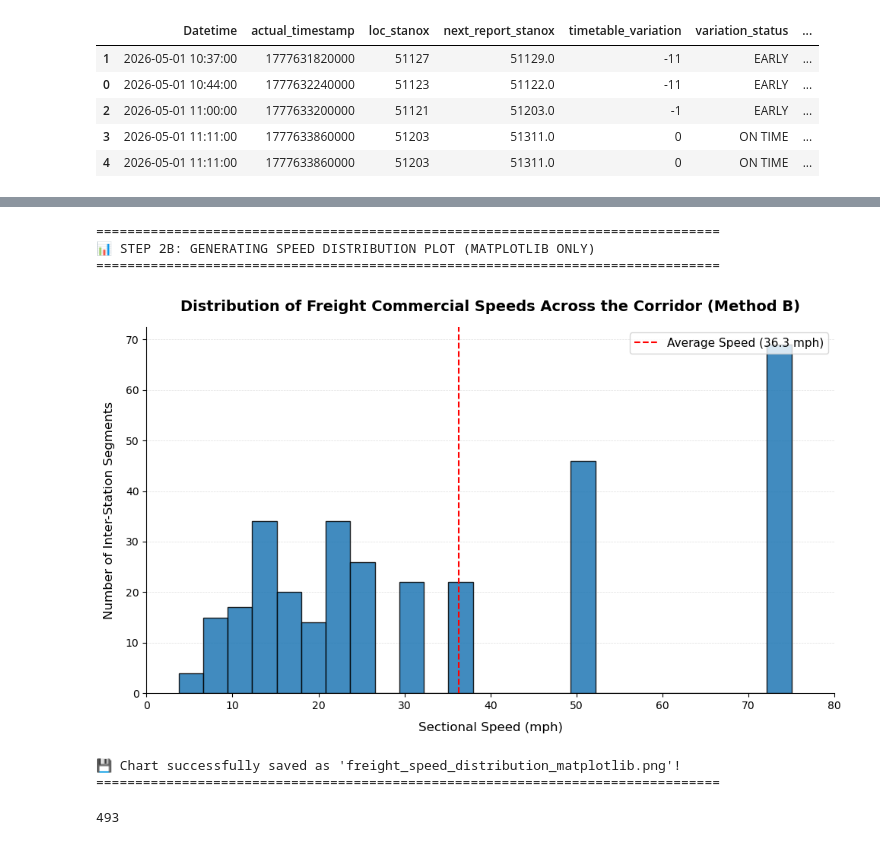
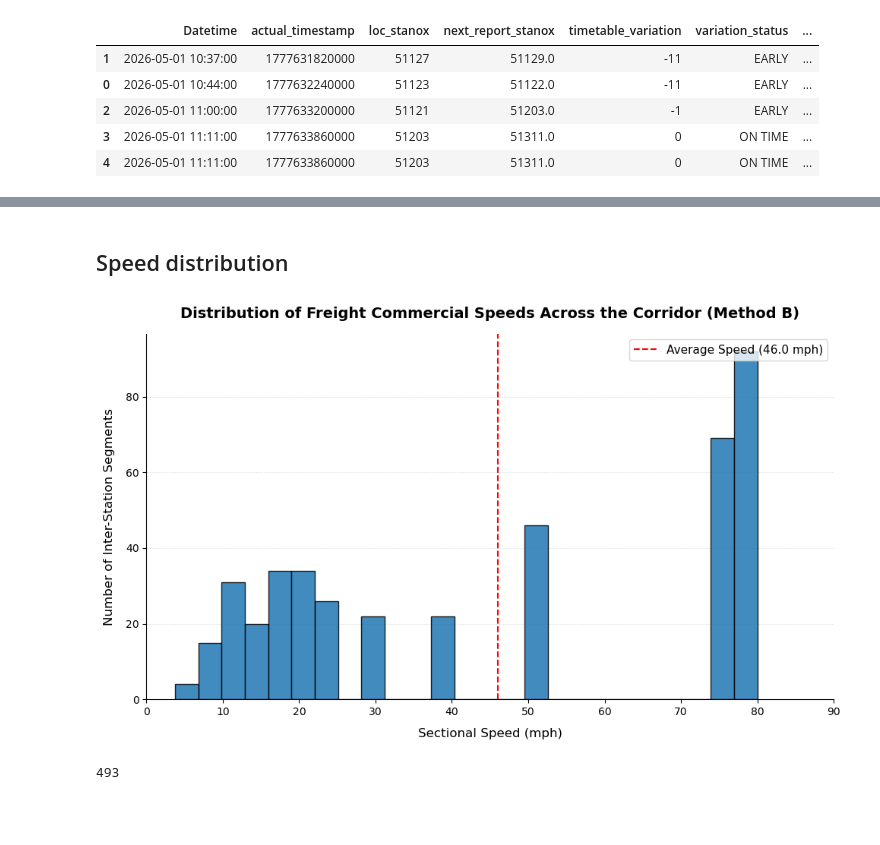
Before and after one commit to thibaultquentin66-lang/resilience_freight_train_UK, a Jupyter notebook: Final_Work.ipynb, the cells around one changed output, grey strips where cells are left out. Drawn from its saved outputs; the diff is of its cells as text; code cells hidden in the pictures; blank space fills up the shorter version.

Commit message:
cleaning and improve analysis

```diff
--- a/Final_Work.ipynb
+++ b/Final_Work.ipynb
@@ -1963,66 +1825,45 @@ print("=" * 80)
+# %% [markdown]
+## Speed distribution
 # %%
-import matplotlib.pyplot as plt
-
-print("=" * 80)
-print("📊 STEP 2B: GENERATING SPEED DISTRIBUTION PLOT (MATPLOTLIB ONLY)")
-print("=" * 80)
-
-# 1. Initialize the plot with a clean white background layout
 fig, ax = plt.subplots(figsize=(10, 6))
 
-# 2. Plot the histogram using pure matplotlib
-# We use 'edgecolor' to separate the bars clearly
 counts, bins, patches = ax.hist(
-    df_final_segments['segment_speed_mph'],
+    df_segments['segment_speed_mph'],
     bins=25,
-    color='#1f77b4',       # Standard professional dark blue
-    edgecolor='black',      # Sharp borders for readability
-    alpha=0.85              # Slight transparency for a modern look
+    color='#1f77b4',
+    edgecolor='black',
+    alpha=0.85
 )
 
-# 3. Customizing the chart elements
 ax.set_title('Distribution of Freight Commercial Speeds Across the Corridor (Method B)', fontsize=14, pad=15, fontweight='bold')
 ax.set_xlabel('Sectional Speed (mph)', fontsize=12, labelpad=10)
 ax.set_ylabel('Number of Inter-Station Segments', fontsize=12, labelpad=10)
 
-# Set grid lines on the y-axis only, behind the bars, for academic clarity
 ax.set_axisbelow(True)
 ax.yaxis.grid(True, color='#e0e0e0', linestyle='--', linewidth=0.5)
 ax.xaxis.grid(False)
 
-# Remove top and right borders (spines) to clean up the frame
 for spine in ['top', 'right']:
     ax.spines[spine].set_visible(False)
 
-# Set precise limits based on UK freight performance boundaries
-ax.set_xlim(0, 80)
+ax.set_xlim(0, 90)
 
-# 4. Calculate and plot the average speed threshold line
-mean_speed = df_final_segments['segment_speed_mph'].mean()
+mean_speed = df_segments['segment_speed_mph'].mean()
 ax.axvline(
     mean_speed,
     color='red',
     linestyle='--',
     linewidth=1.5,
     label=f"Average Speed ({mean_speed:.1f} mph)"
 )
 
 # Add the legend
 ax.legend(fontsize=11, loc='upper right', frameon=True)
 
-# 5. Optimize layout and save the high-res figure
 plt.tight_layout()
 plt.show()
-
-print("💾 Chart successfully saved as 'freight_speed_distribution_matplotlib.png'!")
-print("=" * 80)
 # %% [output]
-================================================================================
-📊 STEP 2B: GENERATING SPEED DISTRIBUTION PLOT (MATPLOTLIB ONLY)
-================================================================================
-[figure, old version]
+[figure, new version]
-💾 Chart successfully saved as 'freight_speed_distribution_matplotlib.png'!
-================================================================================
 # %%
 train_edges = []
 
```
Also changed, not shown: parts of 38 cells of this notebook, 1 other file.
